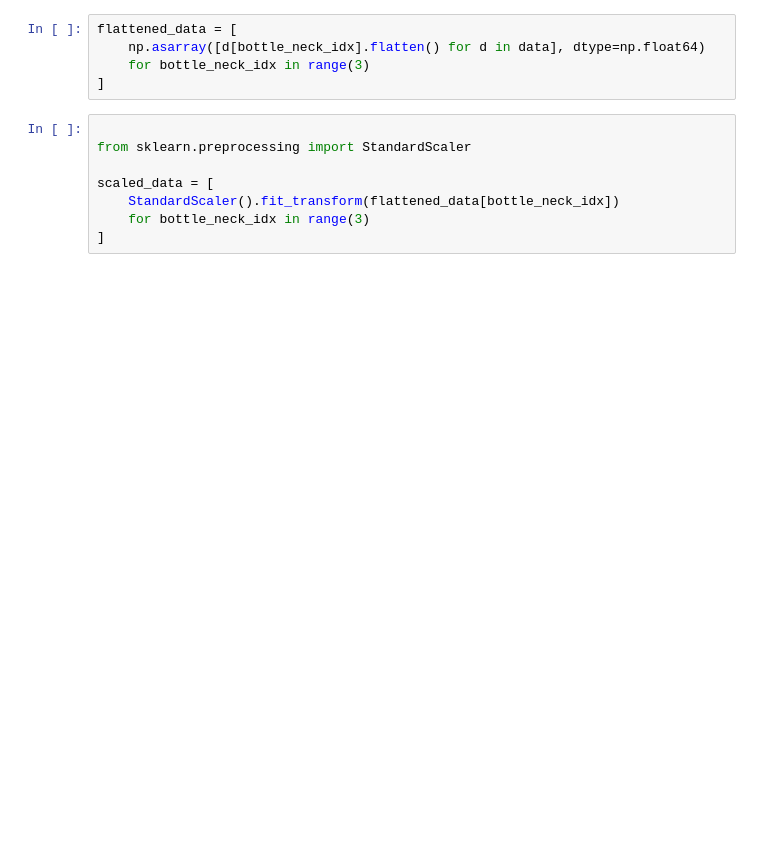
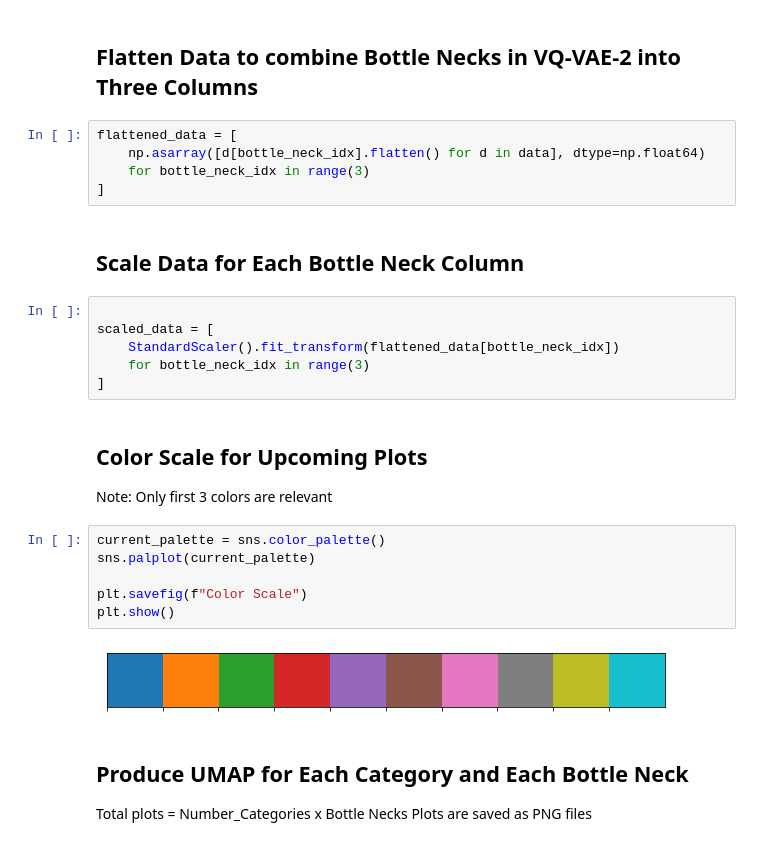
Before and after one commit to aksg87/3D-VQ-VAE-2, a Jupyter notebook: notebooks/view_embeddings.ipynb, the cells around one changed output. Drawn from its saved outputs; the diff is of its cells as text; blank space fills up the shorter version.

```diff
--- a/notebooks/view_embeddings.ipynb
+++ b/notebooks/view_embeddings.ipynb
@@ -71,14 +98,31 @@ sample #446 : [(1, 64, 64, 32), (1, 16, 16, 8), (1, 4, 4, 2)]
+# %% [markdown]
+## Flatten Data to combine Bottle Necks in VQ-VAE-2 into Three Columns
 # %%
 flattened_data = [
     np.asarray([d[bottle_neck_idx].flatten() for d in data], dtype=np.float64)
     for bottle_neck_idx in range(3)
 ]
+# %% [markdown]
+## Scale Data for Each Bottle Neck Column
 # %%
-
-from sklearn.preprocessing import StandardScaler
 
 scaled_data = [
     StandardScaler().fit_transform(flattened_data[bottle_neck_idx])
     for bottle_neck_idx in range(3)
 ]
+# %% [markdown]
+## Color Scale for Upcoming Plots
+ Note: Only first 3 colors are relevant
+# %%
+current_palette = sns.color_palette()
+sns.palplot(current_palette)
+
+plt.savefig(f"Color Scale")
+plt.show()
+# %% [output]
+[figure, added]
+# %% [markdown]
+## Produce UMAP for Each Category and Each Bottle Neck
+ Total plots = Number_Categories x Bottle Necks
+ Plots are saved as PNG files
 # %%
```
Also changed, not shown: parts of 9 cells of this notebook, 1 other file.
